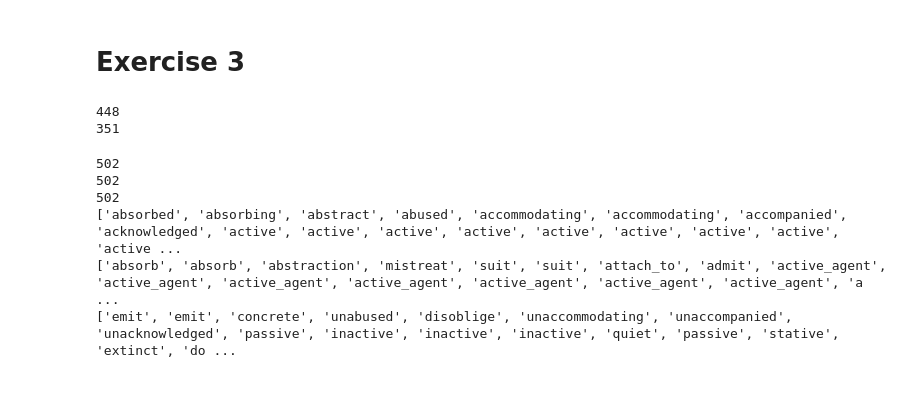
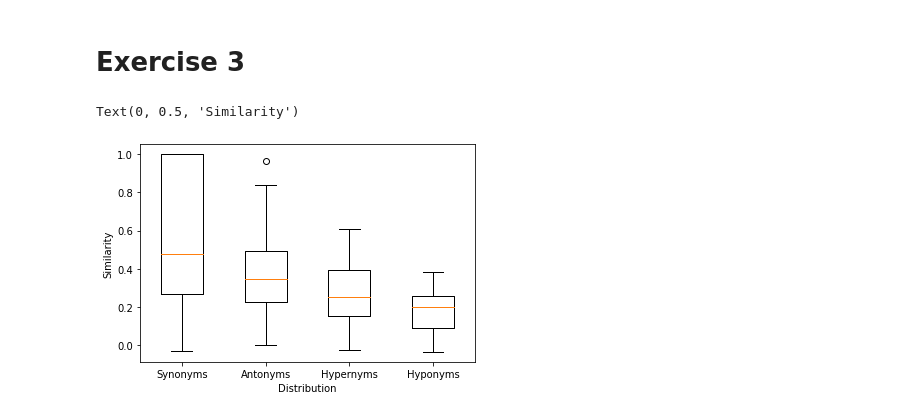
Before and after one commit to MattyXarope/Homework-Comp-Semantics, a Jupyter notebook: Assignment_2_Code.ipynb, the cells around one changed output. Saved outputs shown, nothing was run; the diff lists cells and outputs as text; code cells hidden in the pictures; blank space fills up the shorter version.

```diff
--- a/Assignment_2_Code.ipynb
+++ b/Assignment_2_Code.ipynb
@@ -145,52 +138,74 @@ The annotators agreed on 64.0% of all utterances
 # Exercise 3
 # %%
 ## Exercise 3 ##
+
+#Sets path for word2vec models
+path_to_word2vec_sample = nltk.data.find('models/word2vec_sample/pruned.word2vec.txt')
+word2vec_gensim = gensim.models.KeyedVectors.load_word2vec_format(path_to_word2vec_sample)
+
+###Determines synonyms/antonyms###
+
+#Extracts the synonyms and hyponyms from wordnet
 lemmas=[]
 synonyms=[]
 antonyms=[]
 
-#For loop to add synonyms from wordnet to list
-
 for word in wordnet.words():
-#    print (word,end=": ")
     for syn in wordnet.synsets(word)[5:]:
       for l in syn.lemmas():
         if len(wordnet.synsets(word)) > 0 and len(l.antonyms()) > 0:
-          lemmas.append(word)
+          lemmas.append(syn.lemma_names()[0])
           synonyms.append(wordnet.synsets(word)[0].lemma_names()[0])
           if l.antonyms():
             antonyms.append(l.antonyms()[0].name())
-    if len(synonyms) > 500:
-        break
 
 #Fucntion to compare the cosine similarites in word2vec
-
-
 def cosine_gensim(list1, list2):
   similarities = []
   for elem1,elem2 in zip(list1,list2):
     if elem1 in word2vec_gensim and elem2 in word2vec_gensim:
       similarities.append(word2vec_gensim.similarity(elem1, elem2))
   return similarities
 
-print(len(cosine_gensim(lemmas, synonyms)))
-print(len(cosine_gensim(lemmas, antonyms)))
+
+#This just pairs them down to 500 data points
+synonyms500 = synonyms[:500]
+antonyms500 = antonyms[:500]
+
+#Gets the cosine similarity of the two groups
+syns_similar = cosine_gensim(lemmas, synonyms500)
+ants_similar = cosine_gensim(lemmas, antonyms500)
+
+
+###Determines hypo/hypernyms###
+
+#Extracts the hypernyms and hyponyms from wordnet
+lemmas2=[]
+hypernyms=[]
+hyponyms=[]
+
+for word in wordnet.words():
+    for syn in wordnet.synsets(word)[5:]:
+      for l in syn.lemmas():
+        if len(syn.hypernyms()) > 0 and len(syn.hyponyms()) > 0:
+          lemmas2.append(syn.lemma_names()[0])
+          hypernyms.append(syn.hypernyms()[0].lemma_names()[0])
+          hyponyms.append(syn.hyponyms()[0].lemma_names()[0])
+
+#This just pairs them down to 500 data points
+hypernyms500 = hypernyms[:500]
+hyponyms500 = hyponyms[:500]
+
+#Gets the cosine similarity of the two groups
+hyper_similar = cosine_gensim(lemmas2, hypernyms500)
+hypo_similar = cosine_gensim(lemmas2, hyponyms500)
+
+#Plot for cosine info
+fig, ax = plt.subplots()
+ax.boxplot([syns_similar, ants_similar, hyper_similar, hypo_similar], widths=0.5)
+plt.xticks([1, 2, 3, 4], ['Synonyms', 'Antonyms', 'Hypernyms', 'Hyponyms'])
+plt.xlabel("Distribution")
+plt.ylabel("Similarity")
 # %% [output]
-448
-351
+Text(0, 0.5, 'Similarity')
+[figure, added]
-# %%
-#Prints info about syns/antoyms
-print(len(lemmas))
-print(len(synonyms))
-print(len(antonyms))
-
-print(lemmas)
-print(synonyms)
-print(antonyms)
-# %% [output]
-502
-502
-502
-['absorbed', 'absorbing', 'abstract', 'abused', 'accommodating', 'accommodating', 'accompanied', 'acknowledged', 'active', 'active', 'active', 'active', 'active', 'active', 'active', 'active', 'active ...
-['absorb', 'absorb', 'abstraction', 'mistreat', 'suit', 'suit', 'attach_to', 'admit', 'active_agent', 'active_agent', 'active_agent', 'active_agent', 'active_agent', 'active_agent', 'active_agent', 'a ...
-['emit', 'emit', 'concrete', 'unabused', 'disoblige', 'unaccommodating', 'unaccompanied', 'unacknowledged', 'passive', 'inactive', 'inactive', 'inactive', 'quiet', 'passive', 'stative', 'extinct', 'do ...
```
Also changed, not shown: parts of 7 cells of this notebook.
